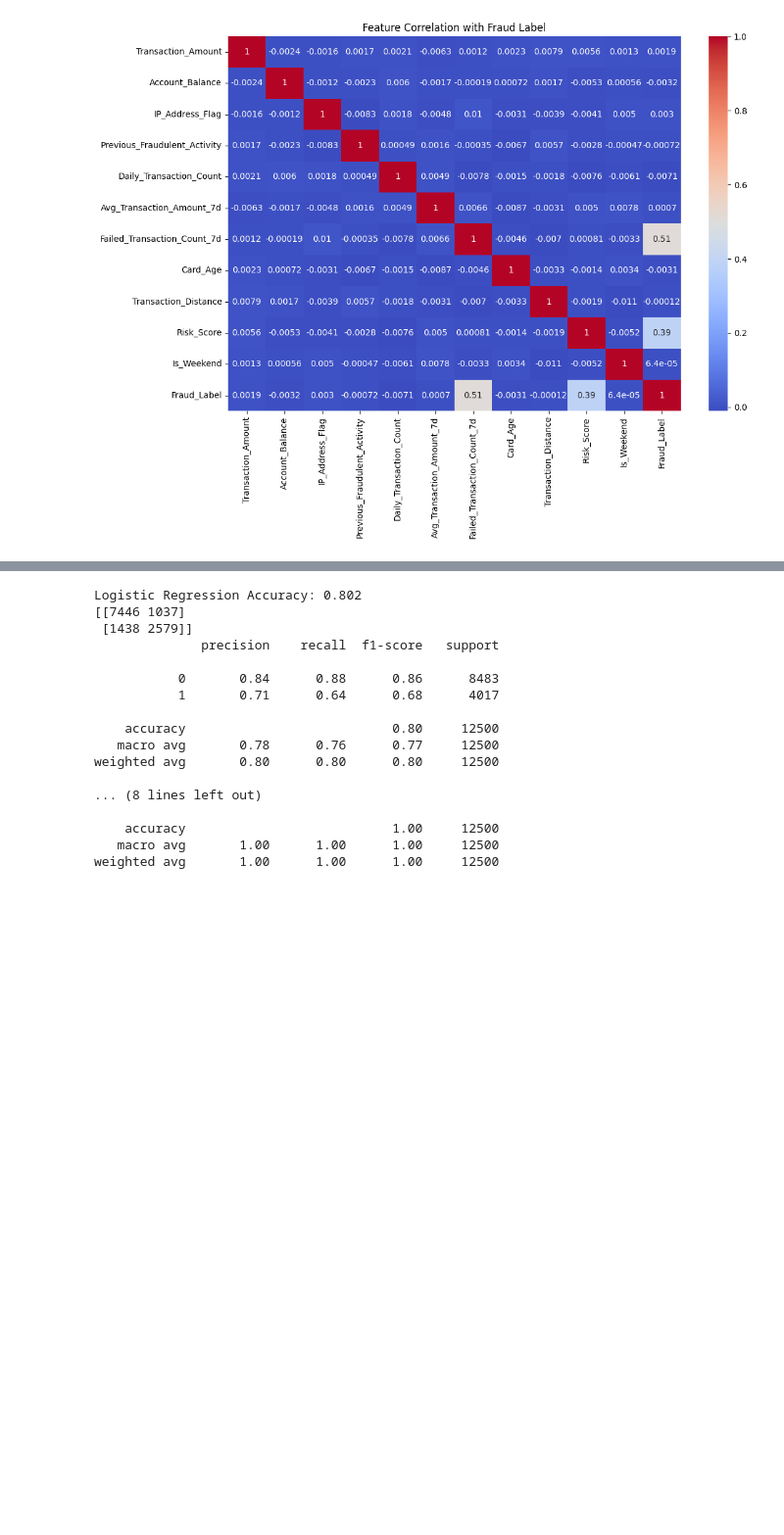
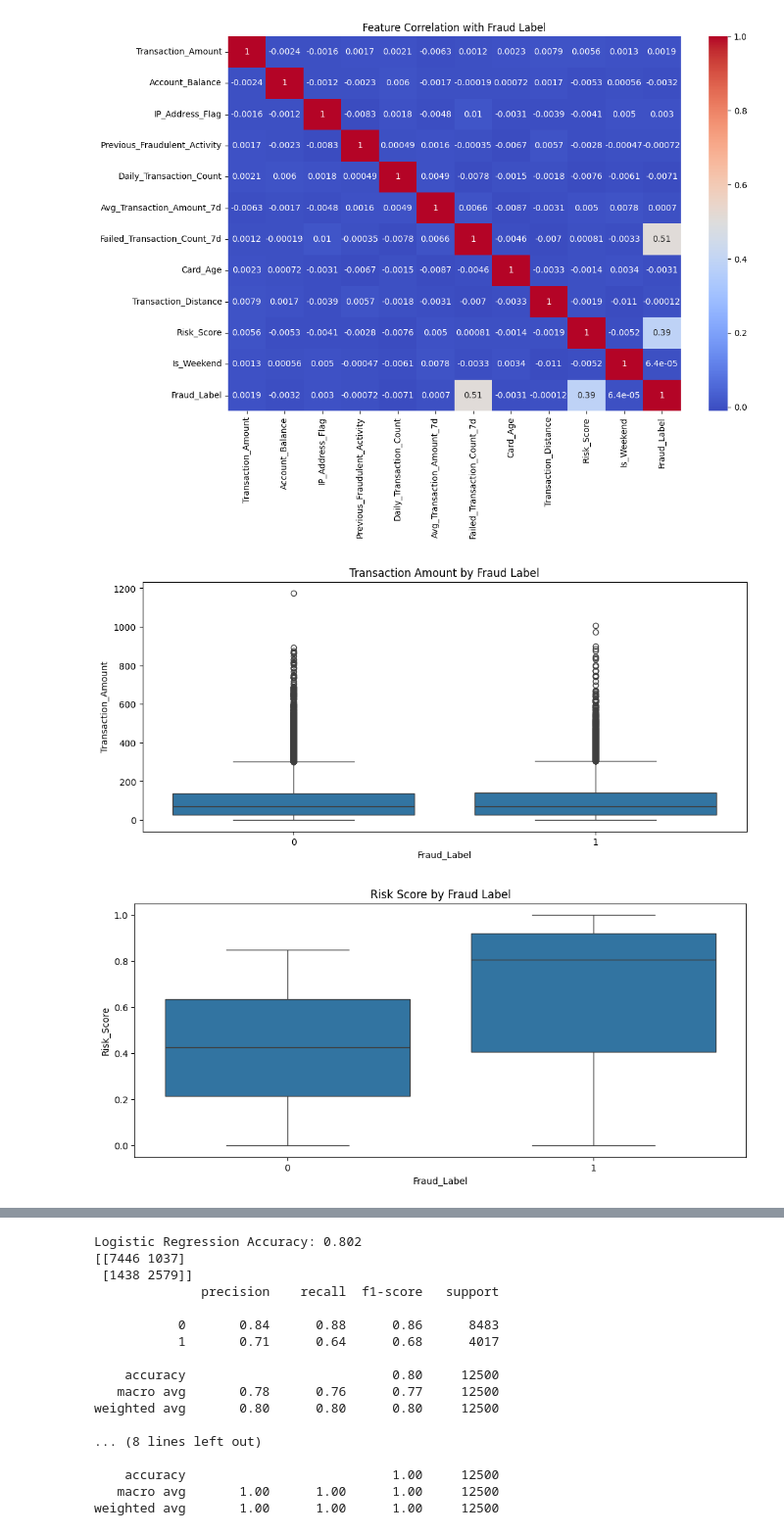
Before and after one commit to Sarwesh1127/Transaction-Fraud-Detection, a Jupyter notebook: training.ipynb, the cells around one changed output, grey strips where cells are left out. Shown: that part at 98% size. Drawn from its saved outputs; the diff is of its cells as text; code cells hidden in the pictures; blank space fills up the shorter version.

```diff
--- a/training.ipynb
+++ b/training.ipynb
@@ -95,3 +95,17 @@ plt.title("Feature Correlation with Fraud Label")
 plt.show()
 # %% [output]
 [figure]
+# %%
+# Boxplots for key features
+plt.figure(figsize=(12, 5))
+sns.boxplot(x='Fraud_Label', y='Transaction_Amount', data=df)
+plt.title("Transaction Amount by Fraud Label")
+plt.show()
+
+plt.figure(figsize=(12, 5))
+sns.boxplot(x='Fraud_Label', y='Risk_Score', data=df)
+plt.title("Risk Score by Fraud Label")
+plt.show()
+# %% [output]
+[figure, added]
+[figure, added]
```
Also changed, not shown: parts of 1 cell of this notebook, 1 other file.
